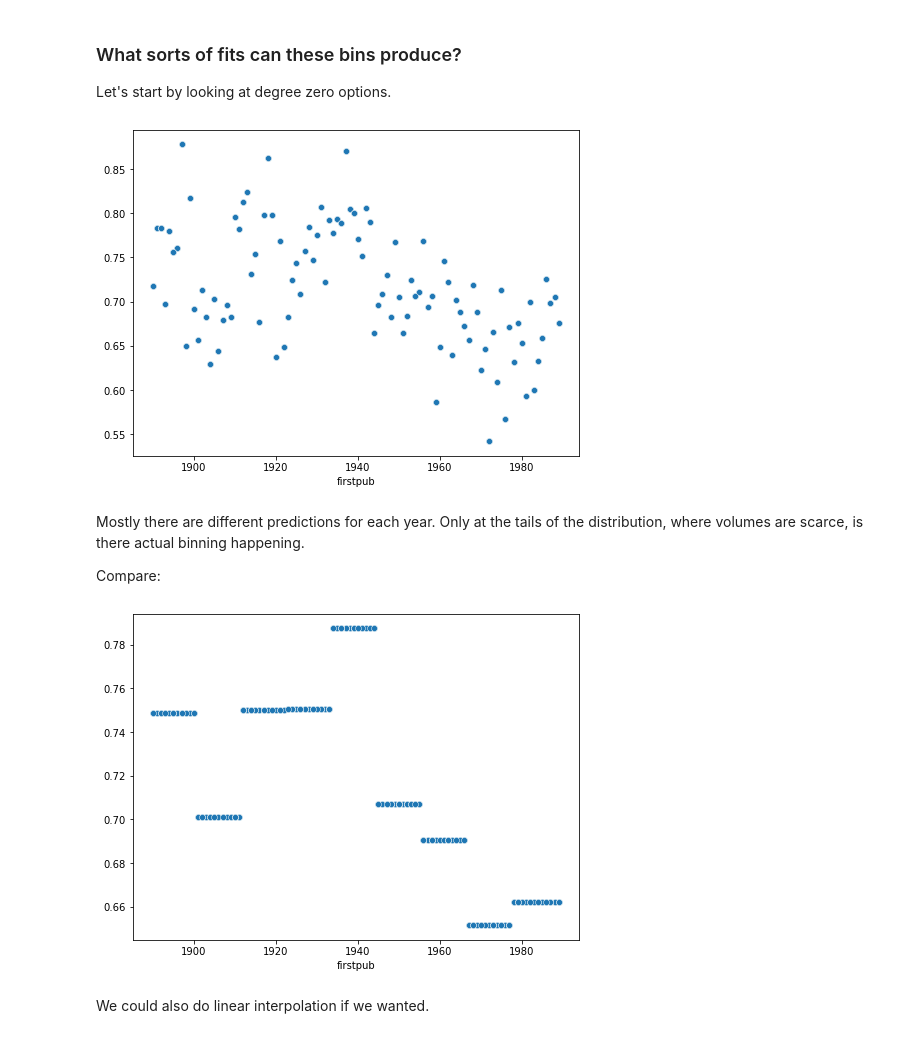
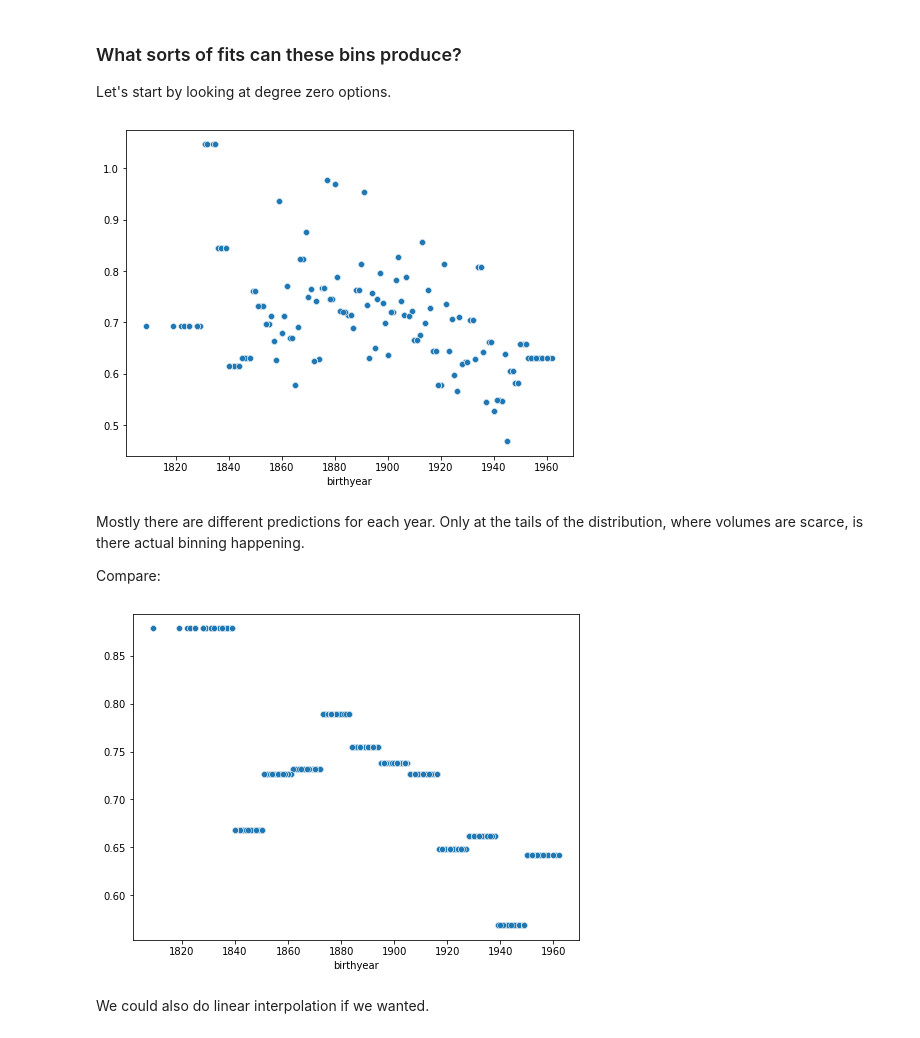
Before and after one commit to tedunderwood/period-cohort, a Jupyter notebook: regression/LIWCregression.ipynb, the cells around one changed output. Drawn from its saved outputs; the diff is of its cells as text; code cells hidden in the pictures.

```diff
--- a/regression/LIWCregression.ipynb
+++ b/regression/LIWCregression.ipynb
@@ -271,31 +271,31 @@ Let's start by looking at degree zero options.
 # %%
 def showfit(framestouse, predictive_variable, topic, granularity):
     ''' Uses a set of bins specified by a frame to fit predictive_variable to a given
     topic, and then visualizes the predictions as a scatterplot against continuous values of the
     predictive variable.
     '''
 
     df = framestouse[predictive_variable][granularity]
     X = df.iloc[ : , 3 : ]
     y = data[topic].values
     reg = LinearRegression().fit(X, y)
     yhat = reg.predict(X)
     yhat[yhat < 0] = 0  # prediction cannot be below zero
     plt.figure(figsize = (8, 6))
     sns.scatterplot(x = data[predictive_variable], y = yhat)
     plt.show()
 
-showfit(degree0frames, 'firstpub', 'money', 1)
+showfit(degree0frames, 'birthyear', 'money', 1)
 # %% [output]
-[figure, old version]
+[figure, new version]
 # %% [markdown]
 Mostly there are different predictions for each year. Only at the tails of the distribution, where volumes are scarce, is there actual binning happening.
 
 Compare:
 # %%
-showfit(degree0frames, 'firstpub', 'money', 11)
+showfit(degree0frames, 'birthyear', 'money', 11)
 # %% [output]
-[figure, old version]
+[figure, new version]
 # %% [markdown]
 We could also do linear interpolation if we wanted.
 # %%
```
